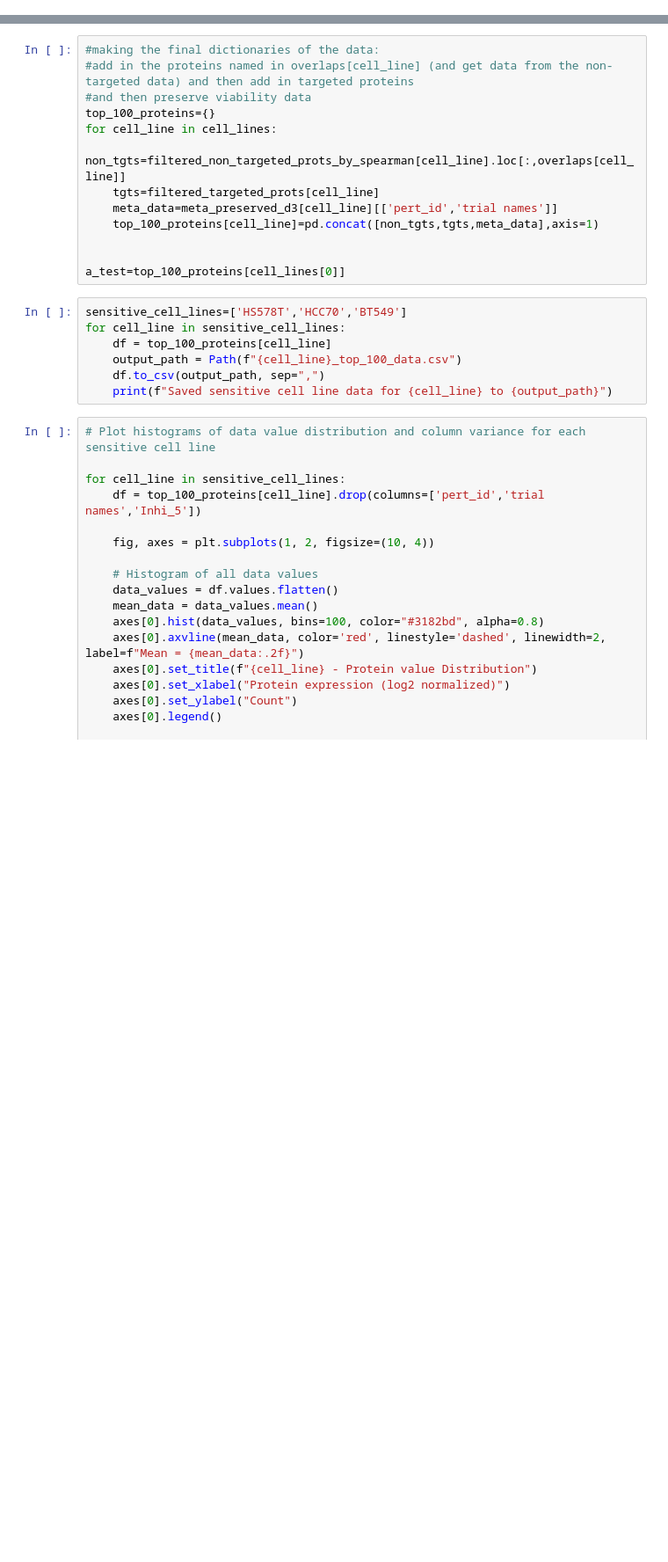
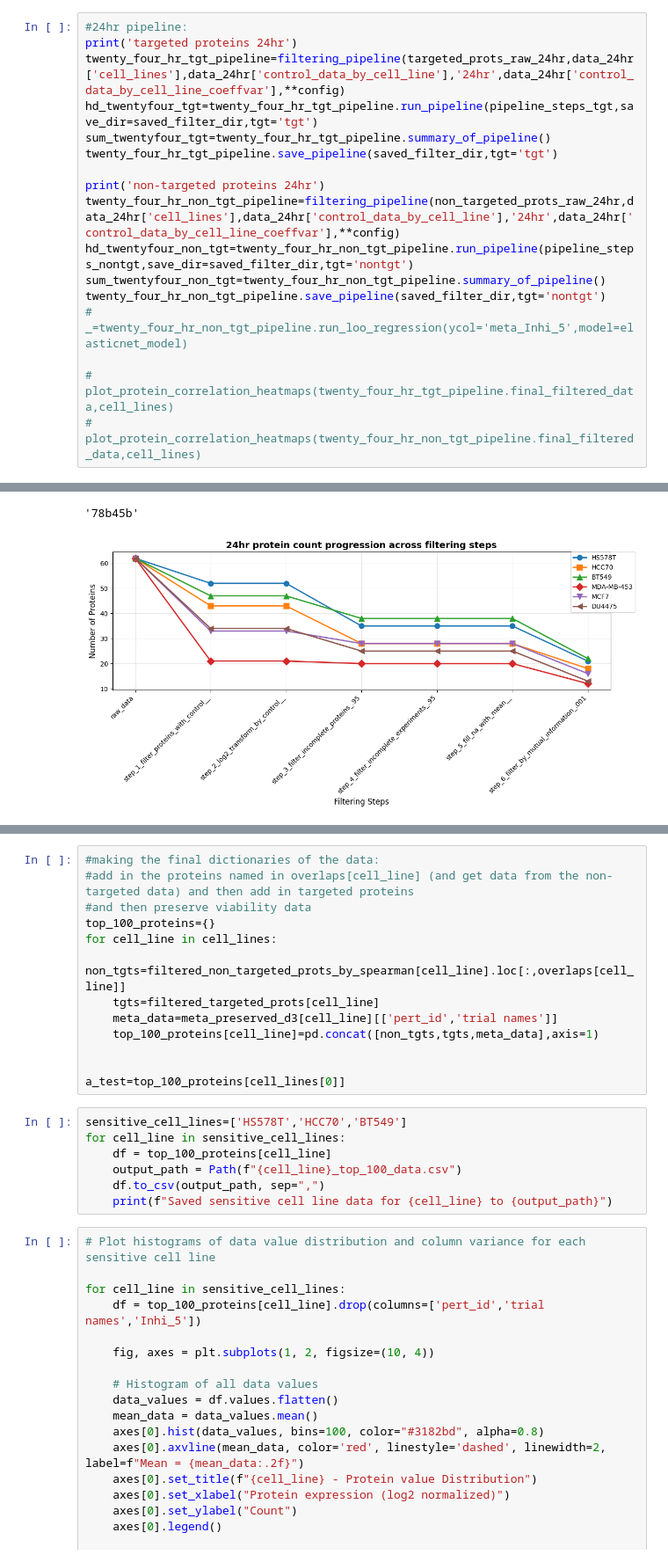
Before and after one commit to sanderlab/cellbox_torch, a Jupyter notebook: Abdullah_kuziez/preprocessing/TNBC_notebooks/AK_TNBC_preprocessing.ipynb, the cells around one changed output, grey strips where cells are left out. Shown at 88% size. Cells and saved outputs as stored; diff of their text form; blank space fills up the shorter version.

```diff
--- a/Abdullah_kuziez/preprocessing/TNBC_notebooks/AK_TNBC_preprocessing.ipynb
+++ b/Abdullah_kuziez/preprocessing/TNBC_notebooks/AK_TNBC_preprocessing.ipynb
@@ -424,0 +149,18 @@ Cell line: DU4475 | LOO R2: 0.358 | LOO MSE: 0.530 | Pearson: 0.629 | Num featur
+# %%
+#24hr pipeline:
+print('targeted proteins 24hr')
+twenty_four_hr_tgt_pipeline=filtering_pipeline(targeted_prots_raw_24hr,data_24hr['cell_lines'],data_24hr['control_data_by_cell_line'],'24hr',data_24hr['control_data_by_cell_line_coeffvar'],**config)
+hd_twentyfour_tgt=twenty_four_hr_tgt_pipeline.run_pipeline(pipeline_steps_tgt,save_dir=saved_filter_dir,tgt='tgt')
+sum_twentyfour_tgt=twenty_four_hr_tgt_pipeline.summary_of_pipeline()
+twenty_four_hr_tgt_pipeline.save_pipeline(saved_filter_dir,tgt='tgt')
+
+print('non-targeted proteins 24hr')
+twenty_four_hr_non_tgt_pipeline=filtering_pipeline(non_targeted_prots_raw_24hr,data_24hr['cell_lines'],data_24hr['control_data_by_cell_line'],'24hr',data_24hr['control_data_by_cell_line_coeffvar'],**config)
+hd_twentyfour_non_tgt=twenty_four_hr_non_tgt_pipeline.run_pipeline(pipeline_steps_nontgt,save_dir=saved_filter_dir,tgt='nontgt')
+sum_twentyfour_non_tgt=twenty_four_hr_non_tgt_pipeline.summary_of_pipeline()
+twenty_four_hr_non_tgt_pipeline.save_pipeline(saved_filter_dir,tgt='nontgt')
+# _=twenty_four_hr_non_tgt_pipeline.run_loo_regression(ycol='meta_Inhi_5',model=elasticnet_model)
+
+# plot_protein_correlation_heatmaps(twenty_four_hr_tgt_pipeline.final_filtered_data,cell_lines)
+# plot_protein_correlation_heatmaps(twenty_four_hr_non_tgt_pipeline.final_filtered_data,cell_lines)
+# %% [output]
@@ -424,0 +184,2 @@ Cell line: DU4475 | LOO R2: 0.358 | LOO MSE: 0.530 | Pearson: 0.629 | Num featur
+'78b45b'
+[figure, added]
```
Also changed, not shown: parts of 51 cells of this notebook, 58 other files.
